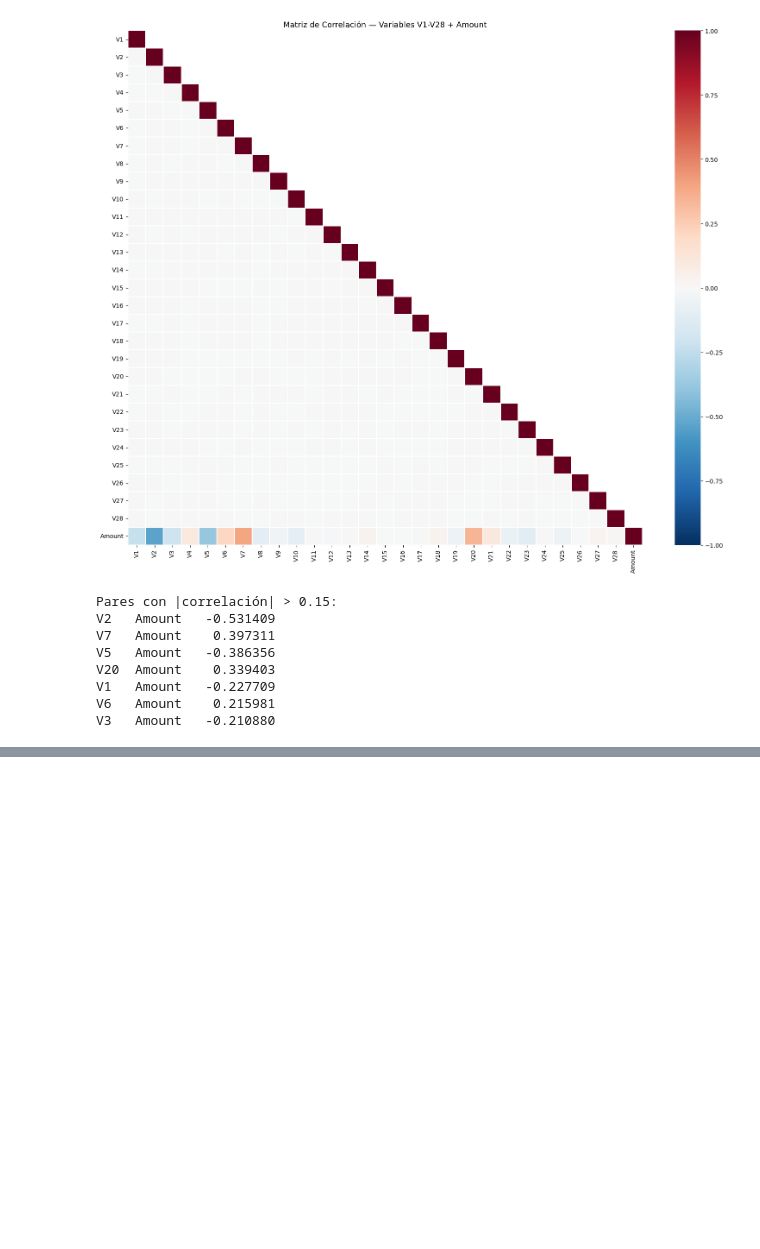
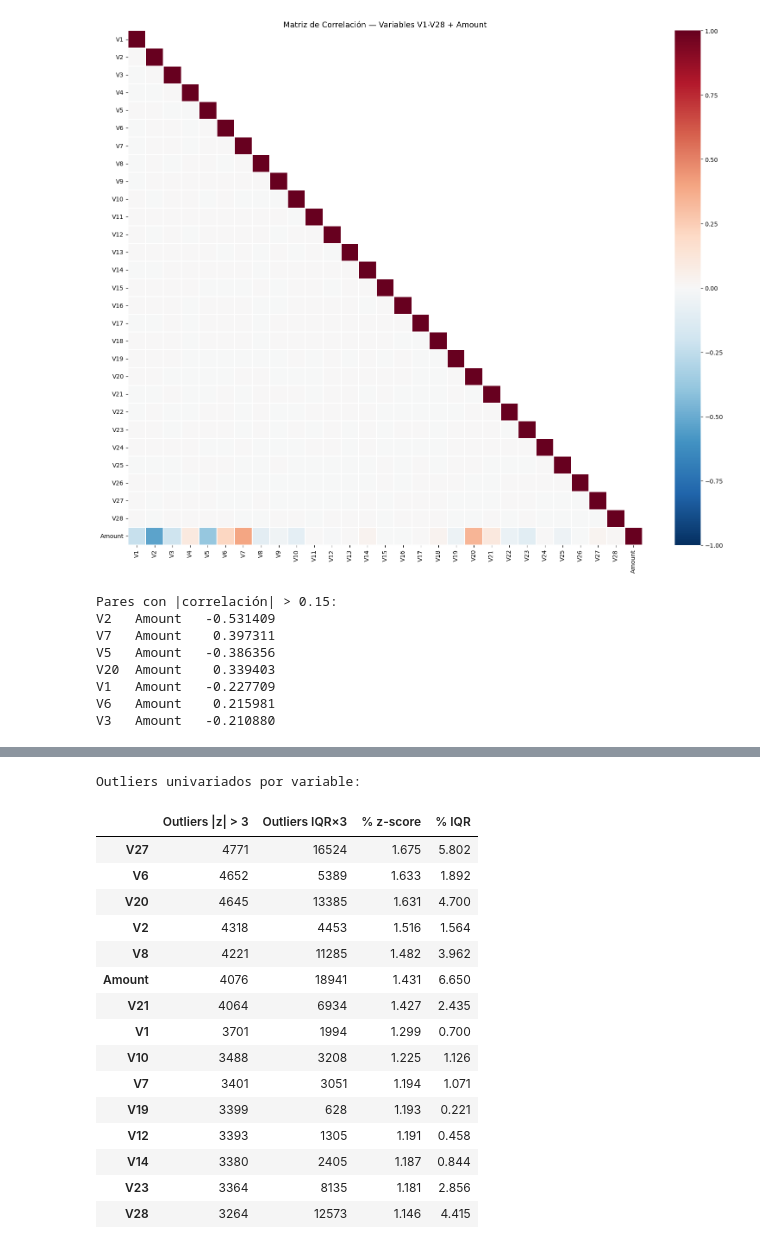
Before and after one commit to Santibareiro27/Inteligencia-Computacional, a Jupyter notebook: RA1_TP4/RA1_Trabajo_práctico_N°_4_G8.ipynb, the cells around one changed output, grey strips where cells are left out. Cells and saved outputs as stored; diff of their text form; code cells hidden in the pictures; blank space fills up the shorter version.

```diff
--- a/RA1_TP4/RA1_Trabajo_práctico_N°_4_G8.ipynb
+++ b/RA1_TP4/RA1_Trabajo_práctico_N°_4_G8.ipynb
@@ -461,0 +344,41 @@ Archive:  Spotify_Youtube.zip
+# %%
+
+# Detección de outliers univariados (z-score y IQR)
+from scipy.stats import zscore
+
+v_cols = [f"V{i}" for i in range(1, 29)]
+z_scores = df_fraude[v_cols + ["Amount"]].apply(zscore)
+outliers_z = (z_scores.abs() > 3).sum()
+
+q1 = df_fraude[v_cols + ["Amount"]].quantile(0.25)
+q3 = df_fraude[v_cols + ["Amount"]].quantile(0.75)
+iqr = q3 - q1
+outliers_iqr = ((df_fraude[v_cols + ["Amount"]] < (q1 - 3 * iqr)) |
+                (df_fraude[v_cols + ["Amount"]] > (q3 + 3 * iqr))).sum()
+
+out_df = pd.DataFrame({
+    "Outliers |z| > 3": outliers_z,
+    "Outliers IQR×3":   outliers_iqr,
+})
+out_df["% z-score"] = (out_df["Outliers |z| > 3"] / len(df_fraude) * 100).round(3)
+out_df["% IQR"]     = (out_df["Outliers IQR×3"]   / len(df_fraude) * 100).round(3)
+print("Outliers univariados por variable:")
+display(out_df.sort_values("% z-score", ascending=False).head(15))
+# %% [output]
+Outliers univariados por variable:
+|  | Outliers |z| > 3 | Outliers IQR×3 | % z-score | % IQR |
+| V27 | 4771 | 16524 | 1.675 | 5.802 |
+| V6 | 4652 | 5389 | 1.633 | 1.892 |
+| V20 | 4645 | 13385 | 1.631 | 4.700 |
+| V2 | 4318 | 4453 | 1.516 | 1.564 |
+| V8 | 4221 | 11285 | 1.482 | 3.962 |
+| Amount | 4076 | 18941 | 1.431 | 6.650 |
+| V21 | 4064 | 6934 | 1.427 | 2.435 |
+| V1 | 3701 | 1994 | 1.299 | 0.700 |
+| V10 | 3488 | 3208 | 1.225 | 1.126 |
+| V7 | 3401 | 3051 | 1.194 | 1.071 |
+| V19 | 3399 | 628 | 1.193 | 0.221 |
+| V12 | 3393 | 1305 | 1.191 | 0.458 |
+| V14 | 3380 | 2405 | 1.187 | 0.844 |
+| V23 | 3364 | 8135 | 1.181 | 2.856 |
+| V28 | 3264 | 12573 | 1.146 | 4.415 |
```
Also changed, not shown: parts of 56 cells of this notebook.
